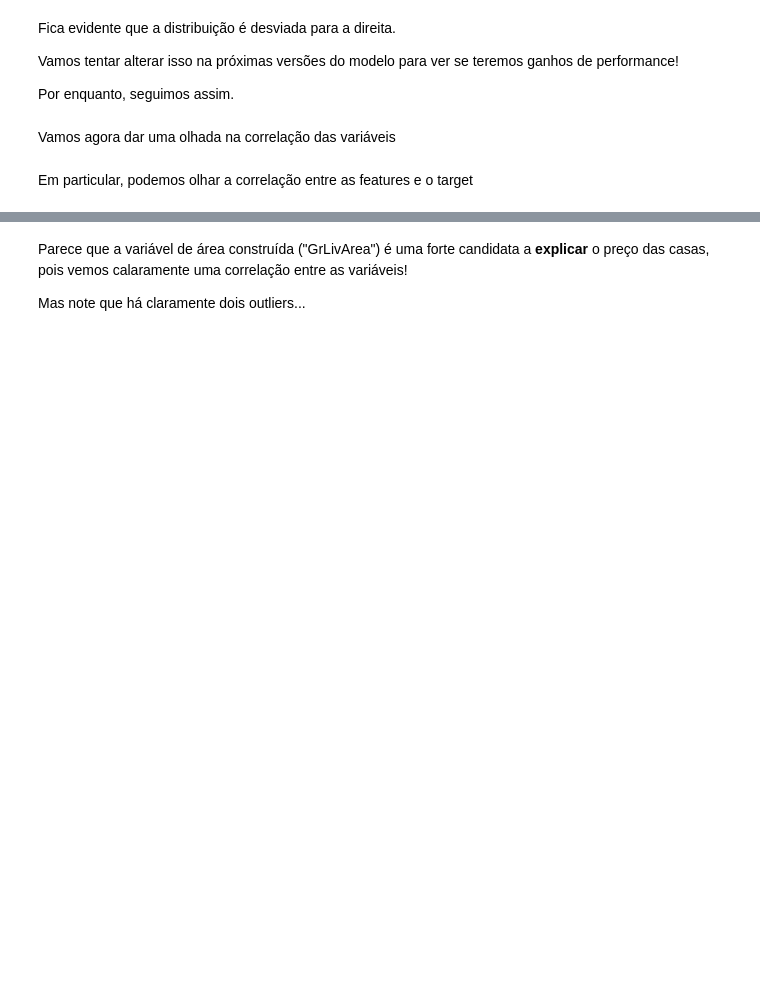
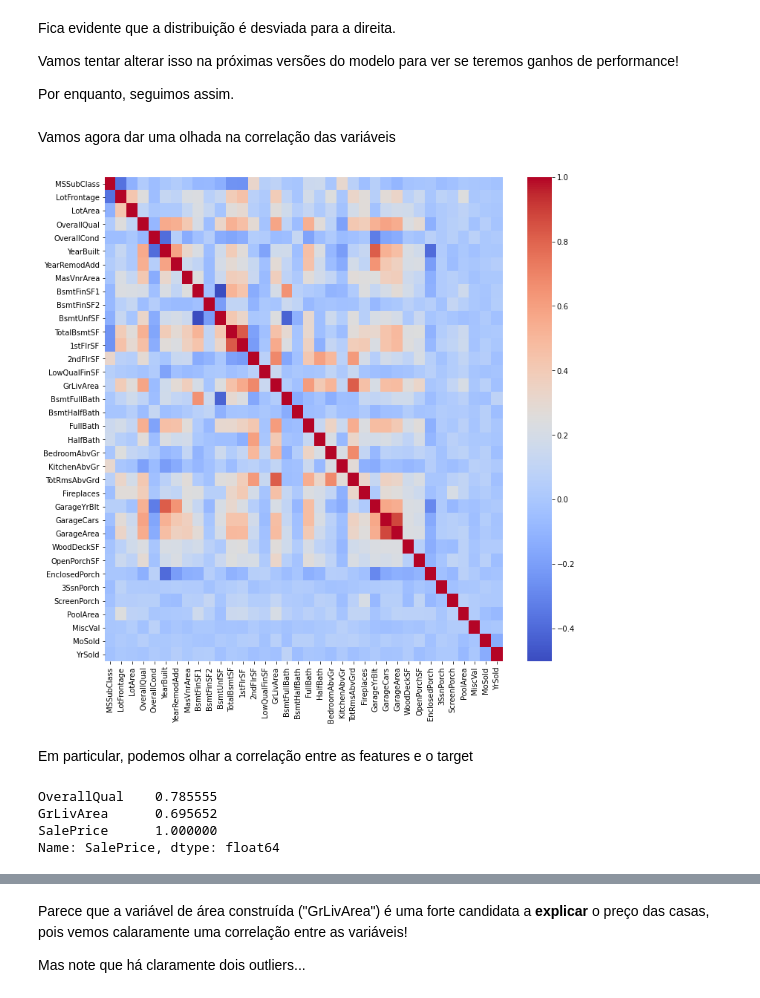
Before and after one commit to GabrielAsato/Curso_DS_Degree, a Jupyter notebook: Módulo 8 - Estatística II/Aula 3 - regressão linear e outros fundamentos.ipynb, the cells around one changed output, grey strips where cells are left out. Drawn from its saved outputs; the diff is of its cells as text; code cells hidden in the pictures; blank space fills up the shorter version.

```diff
--- a/Módulo 8 - Estatística II/Aula 3 - regressão linear e outros fundamentos.ipynb
+++ b/Módulo 8 - Estatística II/Aula 3 - regressão linear e outros fundamentos.ipynb
@@ -53,5 +172,10 @@ Vamos tentar alterar isso na próximas versões do modelo para ver se teremos ga
 Por enquanto, seguimos assim.
 # %% [markdown]
 Vamos agora dar uma olhada na correlação das variáveis
+# %%
+plt.figure(figsize=(12, 12))
+sns.heatmap(X_train.corr(), cmap = "coolwarm");
+# %% [output]
+[figure, added]
 # %% [markdown]
 Em particular, podemos olhar a correlação entre as features e o target
@@ -57,0 +185,7 @@ Em particular, podemos olhar a correlação entre as features e o target
+# %%
+corr_feat_target[corr_feat_target.abs() > 0.65]
+# %% [output]
+OverallQual    0.785555
+GrLivArea      0.695652
+SalePrice      1.000000
+Name: SalePrice, dtype: float64
```
Also changed, not shown: parts of 27 cells of this notebook, 3 other files.
